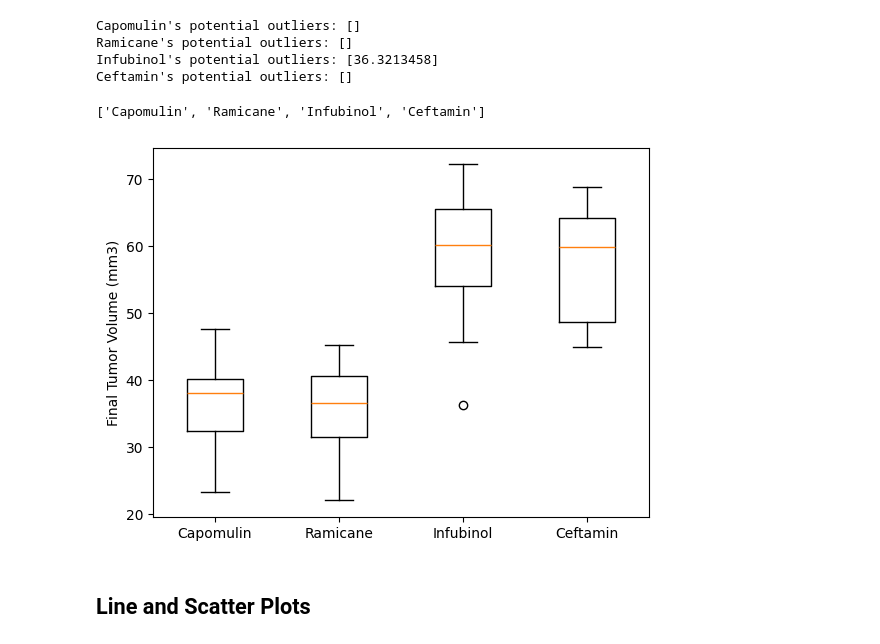
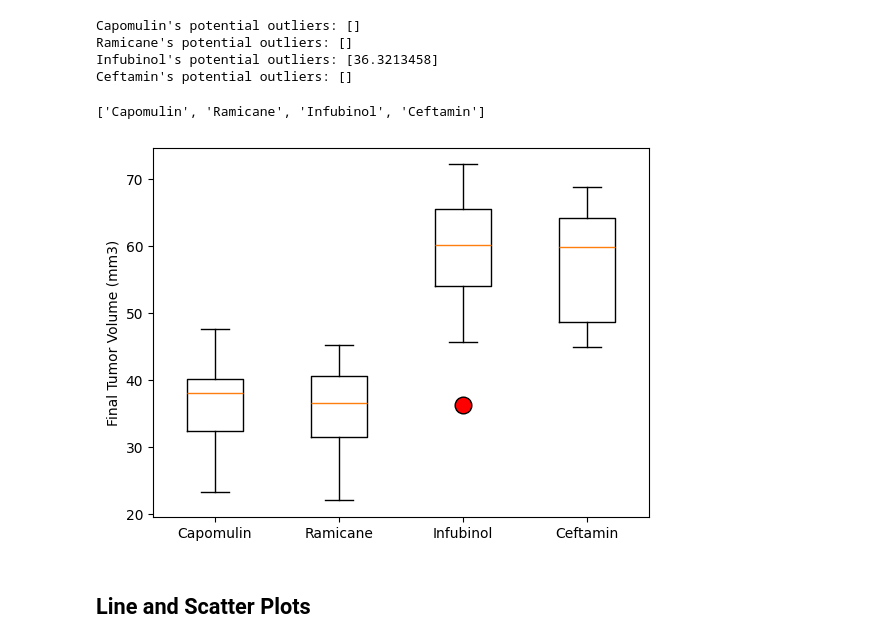
Before and after one commit to ComfyKoala/pymaceuticals-challenge, a Jupyter notebook: Pymaceuticals/pymaceuticals.ipynb, the cells around one changed output. Drawn from its saved outputs; the diff is of its cells as text; code cells hidden in the pictures.

```diff
--- a/Pymaceuticals/pymaceuticals.ipynb
+++ b/Pymaceuticals/pymaceuticals.ipynb
@@ -233,13 +235,14 @@ Ceftamin's potential outliers: []
 # %%
 # Generate a box plot that shows the distribution of the tumor volume for each treatment group.
 fig1, ax1 = plt.subplots()
 ax1.set_ylabel('Final Tumor Volume (mm3)')
-ax1.boxplot(final_tumor_cols)
+# flierprops changes properties of the "fliers" or outliers
+ax1.boxplot(final_tumor_cols, flierprops={'markersize': 12, 'markerfacecolor': 'red'})
 ax1.set_xticks(range(1, len(treatments)+1), treatments)
 print(treatments)
 # %% [output]
 ['Capomulin', 'Ramicane', 'Infubinol', 'Ceftamin']
-[figure, old version]
+[figure, new version]
 # %% [markdown]
 ## Line and Scatter Plots
 # %%
```
Also changed, not shown: parts of 5 cells of this notebook, 1 other file.
